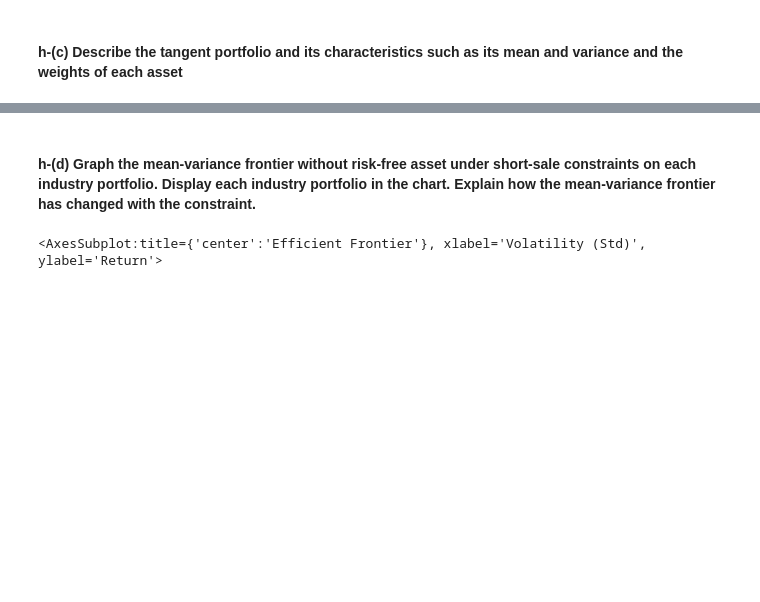
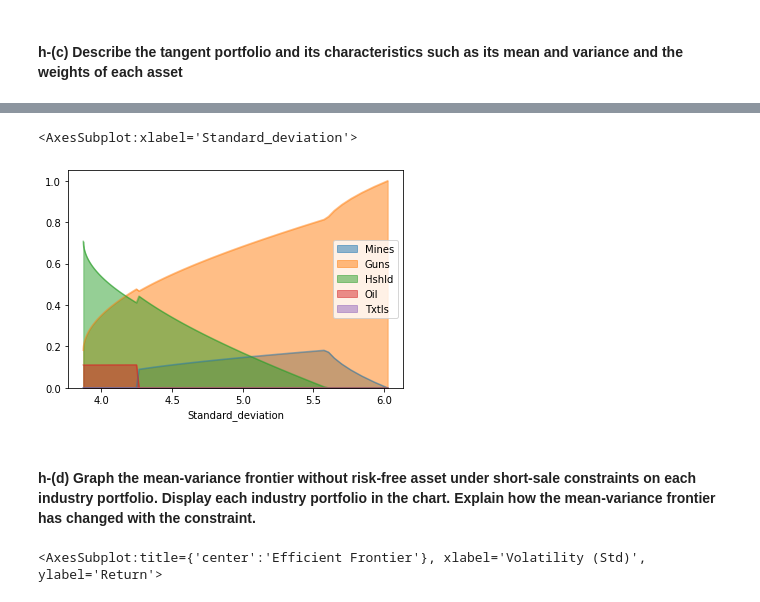
Before and after one commit to Damnsky100/Portfolio, a Jupyter notebook: Assignment_TP1.ipynb, the cells around one changed output, grey strips where cells are left out. Cells and saved outputs as stored; diff of their text form; code cells hidden in the pictures; blank space fills up the shorter version.

Commit message:
Added cov, areaplot
Added areaplot

```diff
--- a/Assignment_TP1.ipynb
+++ b/Assignment_TP1.ipynb
@@ -272,3 +273,9 @@ result
+# %%
+
+f.areaplot(E_return, E_cov_1, K, Nbr_PTF, bounds=(0,1))
+# %% [output]
+<AxesSubplot:xlabel='Standard_deviation'>
+[figure, added]
 # %% [markdown]
 #### h-(d) Graph the mean-variance frontier without risk-free asset under short-sale constraints on each industry portfolio. Display each industry portfolio in the chart. Explain how the mean-variance frontier has changed with the constraint.
 # %%
```
Also changed, not shown: parts of 23 cells of this notebook, 2 other files.
